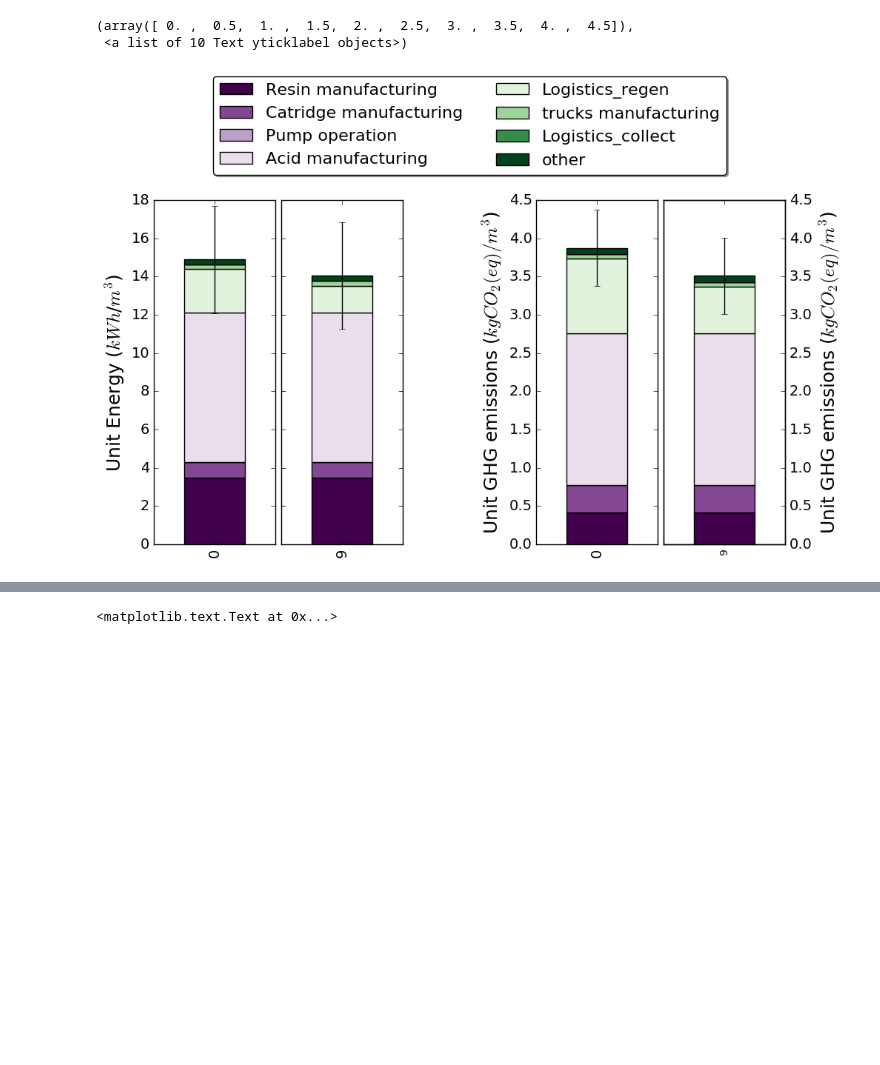
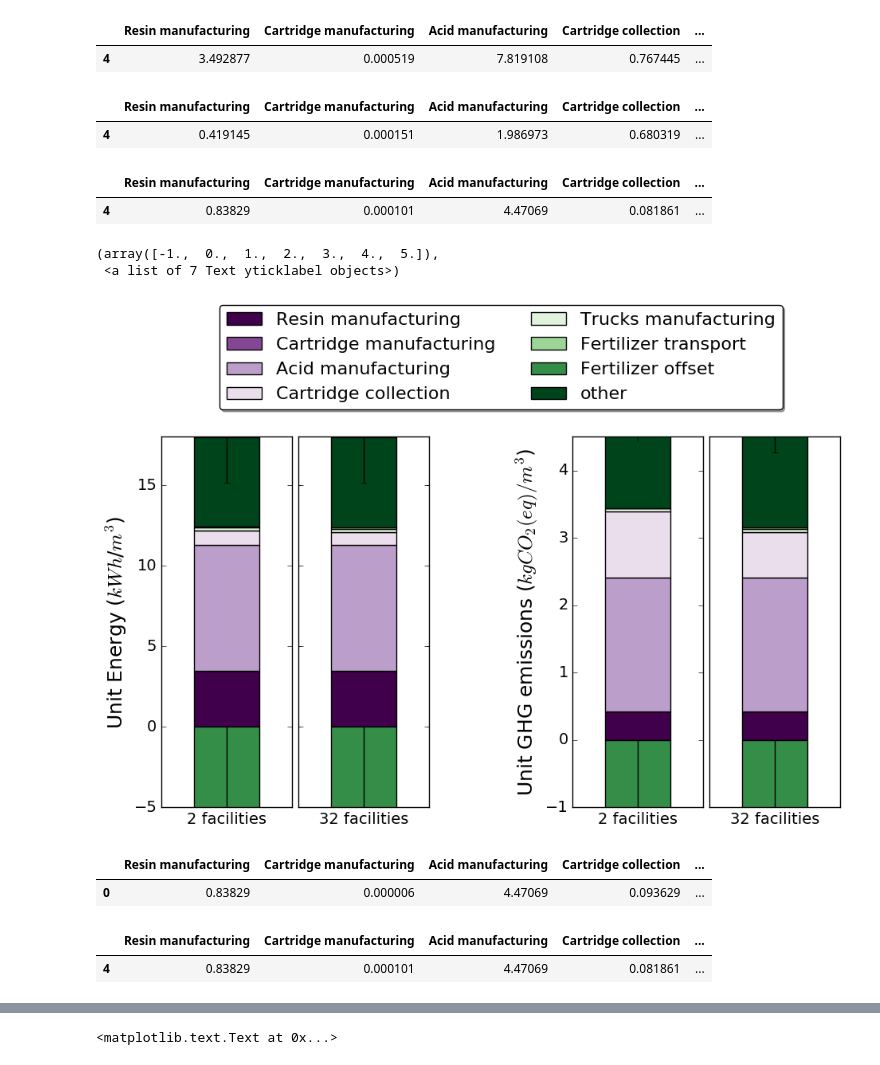
Before and after one commit to okavvada/Urine-Project, a Jupyter notebook: Plot_LCA_model.ipynb, the cells around one changed output, grey strips where cells are left out. Cells and saved outputs as stored; diff of their text form; code cells hidden in the pictures; blank space fills up the shorter version.

Commit message:
regenerants, fiber, fertilizer

```diff
--- a/Plot_LCA_model.ipynb
+++ b/Plot_LCA_model.ipynb
@@ -76,19 +90,19 @@ Result_GHG_m3_plot = Result_GHG_m3.drop('sum',1).drop('n_facilities',1)
 Result_COST_m3_plot = Result_COST_m3.drop('sum',1).drop('n_facilities',1)
 # %%
 Result_Energy_m3_plot['other'] = (Result_Energy_m3_plot['Material transport'] + Result_Energy_m3_plot['Tank manufacturing'] +
-                                 Result_Energy_m3_plot['Pump manufacturing']+Result_Energy_m3_plot['Bottling'])
+                                 Result_Energy_m3_plot['Pump manufacturing']+Result_Energy_m3_plot['Bottling']+Result_Energy_m3_plot['Pump operation'])
 Result_GHG_m3_plot['other'] = (Result_GHG_m3_plot['Material transport'] + Result_GHG_m3_plot['Tank manufacturing'] +
-                                 Result_GHG_m3_plot['Pump manufacturing']+Result_GHG_m3_plot['Bottling'])
+                                 Result_GHG_m3_plot['Pump manufacturing']+Result_GHG_m3_plot['Bottling']+Result_GHG_m3_plot['Pump operation'])
 Result_COST_m3_plot['other'] = (Result_COST_m3_plot['Material transport'] + Result_COST_m3_plot['Tank manufacturing'] +
-                                 Result_COST_m3_plot['Pump manufacturing']+ Result_COST_m3_plot['Logistics_collect']+
-                                Result_COST_m3_plot['Bottling'])
+                                 Result_COST_m3_plot['Pump manufacturing']+ Result_COST_m3_plot['Fertilizer transport']+
+                                Result_COST_m3_plot['Bottling']+Result_COST_m3_plot['Pump operation'])
 
 Result_Energy_m3_plot = Result_Energy_m3_plot.drop(['Unnamed: 0','Material transport', 'Tank manufacturing',
-                                                   'Pump manufacturing','Bottling'] , 1)
+                                                   'Pump manufacturing','Bottling', 'Pump operation'] , 1)
 Result_GHG_m3_plot = Result_GHG_m3_plot.drop(['Unnamed: 0','Material transport', 'Tank manufacturing',
-                                                   'Pump manufacturing','Bottling'] , 1)
+                                                   'Pump manufacturing','Bottling', 'Pump operation'] , 1)
 Result_COST_m3_plot = Result_COST_m3_plot.drop(['Unnamed: 0','Material transport', 'Tank manufacturing',
-                                                   'Pump manufacturing', 'Logistics_collect','Bottling'] , 1)
+                                                   'Pump manufacturing', 'Fertilizer transport','Bottling', 'Pump operation'] , 1)
 # %%
 Result_Energy_m3_plot_low = (Result_Energy_m3_plot[0:1])
 Result_GHG_m3_plot_low = Result_GHG_m3_plot[0:1]
@@ -97,12 +111,12 @@ Result_Energy_m3_plot_high = (Result_Energy_m3_plot[-2:-1])
 Result_GHG_m3_plot_high = Result_GHG_m3_plot[-2:-1]
 Result_COST_m3_plot_high = Result_COST_m3_plot[-2:-1]
 # %%
-energy_errors_1 = Result_Energy_m3_plot_low.copy()
-energy_errors_2 = Result_Energy_m3_plot_high.copy()
-ghg_errors_2 = Result_GHG_m3_plot_high.copy()
-ghg_errors_1 = Result_GHG_m3_plot_low.copy()
-cost_errors_1 = Result_COST_m3_plot_low.copy()
-cost_errors_2 = Result_COST_m3_plot_high.copy()
+energy_errors_1 = Result_Energy_m3_plot_low.copy().drop('number_facilities',1)
+energy_errors_2 = Result_Energy_m3_plot_high.copy().drop('number_facilities',1)
+ghg_errors_2 = Result_GHG_m3_plot_high.copy().drop('number_facilities',1)
+ghg_errors_1 = Result_GHG_m3_plot_low.copy().drop('number_facilities',1)
+cost_errors_1 = Result_COST_m3_plot_low.copy().drop('number_facilities',1)
+cost_errors_2 = Result_COST_m3_plot_high.copy().drop('number_facilities',1)
 # %%
 energy_errors_1[energy_errors_1>0] = 0
 energy_errors_1.other = 2.8
@@ -116,38 +130,64 @@ cost_errors_1[cost_errors_1>0] = 0
 cost_errors_1.other = 3.8
 cost_errors_2[cost_errors_2>0] = 0
 cost_errors_2.other = 3.8
+# %%
+Result_Energy_m3_plot_high
+# %% [output]
+|  | Resin manufacturing | Cartridge manufacturing | Acid manufacturing | Cartridge collection | ... |
+| 4 | 3.492877 | 0.000519 | 7.819108 | 0.767445 | ... |
+# %%
+Result_GHG_m3_plot_high
+# %% [output]
+|  | Resin manufacturing | Cartridge manufacturing | Acid manufacturing | Cartridge collection | ... |
+| 4 | 0.419145 | 0.000151 | 1.986973 | 0.680319 | ... |
+# %%
+Result_COST_m3_plot_high
+# %% [output]
+|  | Resin manufacturing | Cartridge manufacturing | Acid manufacturing | Cartridge collection | ... |
+| 4 | 0.83829 | 0.000101 | 4.47069 | 0.081861 | ... |
 # %%
 fig = plt.figure(figsize=(11, 6))
 ax = fig.add_subplot(1,5, 1)
 a=Result_Energy_m3_plot_low.plot(kind='bar', stacked = True, ax=ax, legend=False,colormap='PRGn', yerr=energy_errors_1)
-plt.xticks(fontsize=14)
+a.set_xticklabels(Result_Energy_m3_plot_low['number_facilities'],fontsize = 14, rotation = 0)
 plt.yticks(fontsize=14)
-plt.ylim(0, 18)
+plt.ylim(-5, 18)
 plt.ylabel('Unit Energy ($kWh$/$m^3$)',fontsize=18)
 ax = fig.add_subplot(1,5, 2)
 c=Result_Energy_m3_plot_high.plot(kind='bar', stacked = True, ax=ax, sharey=True, legend=False,colormap='PRGn', yerr=energy_errors_2)
-plt.ylim(0, 18)
-plt.xticks(fontsize=14)
+c.set_xticklabels(Result_Energy_m3_plot_high['number_facilities'],fontsize = 14, rotation = 0)
+plt.ylim(-5, 18)
 plt.yticks(fontsize=14)
 ax = fig.add_subplot(1,5, 4)
 b=Result_GHG_m3_plot_low.plot(kind='bar', stacked = True, ax=ax, legend=False,colormap='PRGn', yerr=ghg_errors_1)
-plt.xticks(fontsize=14)
+b.set_xticklabels(Result_GHG_m3_plot_low['number_facilities'],fontsize = 14, rotation = 0)
 plt.yticks(fontsize=14)
-plt.ylim(0, 4.5)
+plt.ylim(-1, 4.5)
 plt.ylabel('Unit GHG emissions ($kgCO_2(eq)/m^3$)',fontsize=18)
 a.legend(loc='lower center', bbox_to_anchor=(2.6, 1.05),ncol=2, fancybox=True, shadow=True,fontsize=16)
 ax = fig.add_subplot(1,5, 5)
-d=Result_GHG_m3_plot_high.plot(kind='bar', stacked = True, ax=ax,secondary_y=True, legend=False,colormap='PRGn', yerr=ghg_errors_2)
-plt.ylim(0, 4.5)
+d=Result_GHG_m3_plot_high.plot(kind='bar', stacked = True, ax=ax, legend=False,colormap='PRGn', yerr=ghg_errors_2)
+d.set_xticklabels(Result_GHG_m3_plot_high['number_facilities'], fontsize = 14, rotation = 0)
+d.get_yaxis().set_visible(False)
+plt.ylim(-1, 4.5)
 #fig.tight_layout()
 plt.ylabel('Unit GHG emissions ($kgCO_2(eq)/m^3$)',fontsize=18)
 plt.subplots_adjust(left=None, bottom=None, right=None, top=None, wspace=0.05, hspace=None)
-plt.xticks(fontsize=14)
 plt.yticks(fontsize=14)
 # %% [output]
-(array([ 0. ,  0.5,  1. ,  1.5,  2. ,  2.5,  3. ,  3.5,  4. ,  4.5]),
- <a list of 10 Text yticklabel objects>)
+(array([-1.,  0.,  1.,  2.,  3.,  4.,  5.]),
+ <a list of 7 Text yticklabel objects>)
-[figure, old version]
+[figure, new version]
+# %%
+Result_COST_m3_plot_low
+# %% [output]
+|  | Resin manufacturing | Cartridge manufacturing | Acid manufacturing | Cartridge collection | ... |
+| 0 | 0.83829 | 0.000006 | 4.47069 | 0.093629 | ... |
+# %%
+Result_COST_m3_plot_high
+# %% [output]
+|  | Resin manufacturing | Cartridge manufacturing | Acid manufacturing | Cartridge collection | ... |
+| 4 | 0.83829 | 0.000101 | 4.47069 | 0.081861 | ... |
 # %%
 fig = plt.figure(figsize=(7, 5))
 ax = fig.add_subplot(1,3, 1)
```
Also changed, not shown: parts of 8 cells of this notebook, 8 other files.
